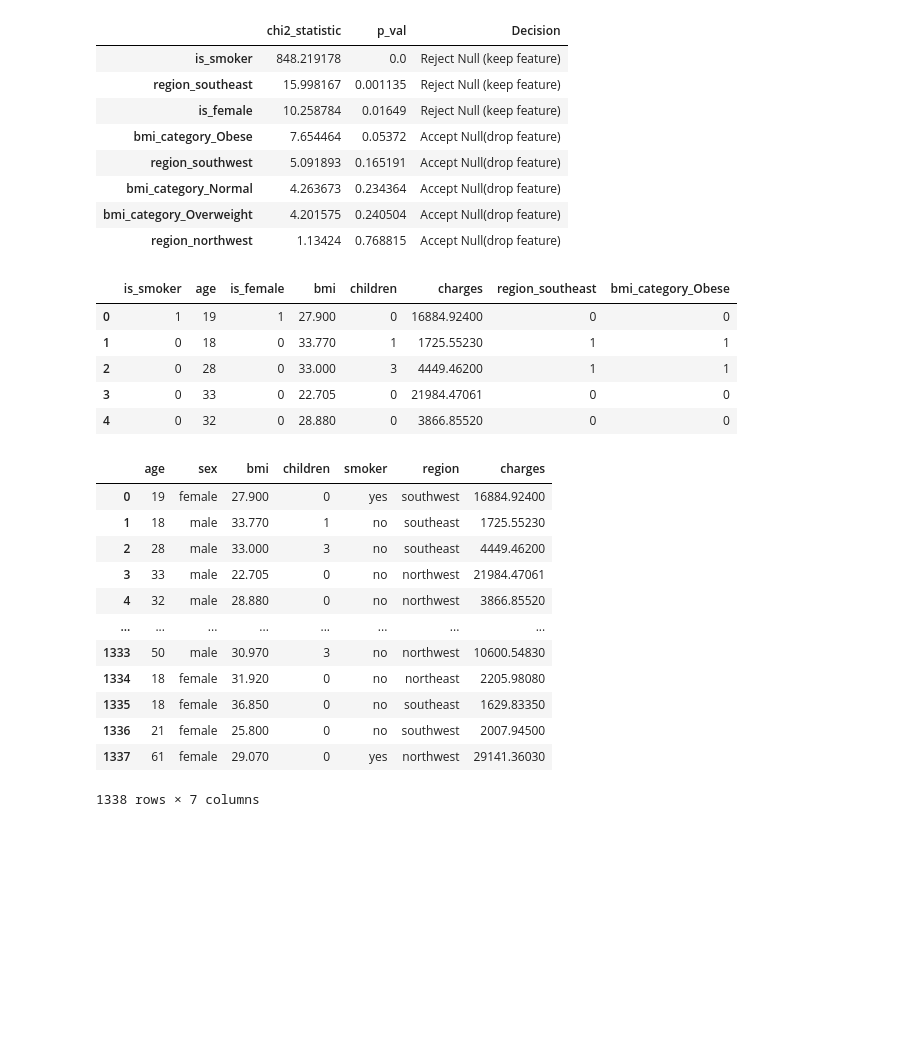
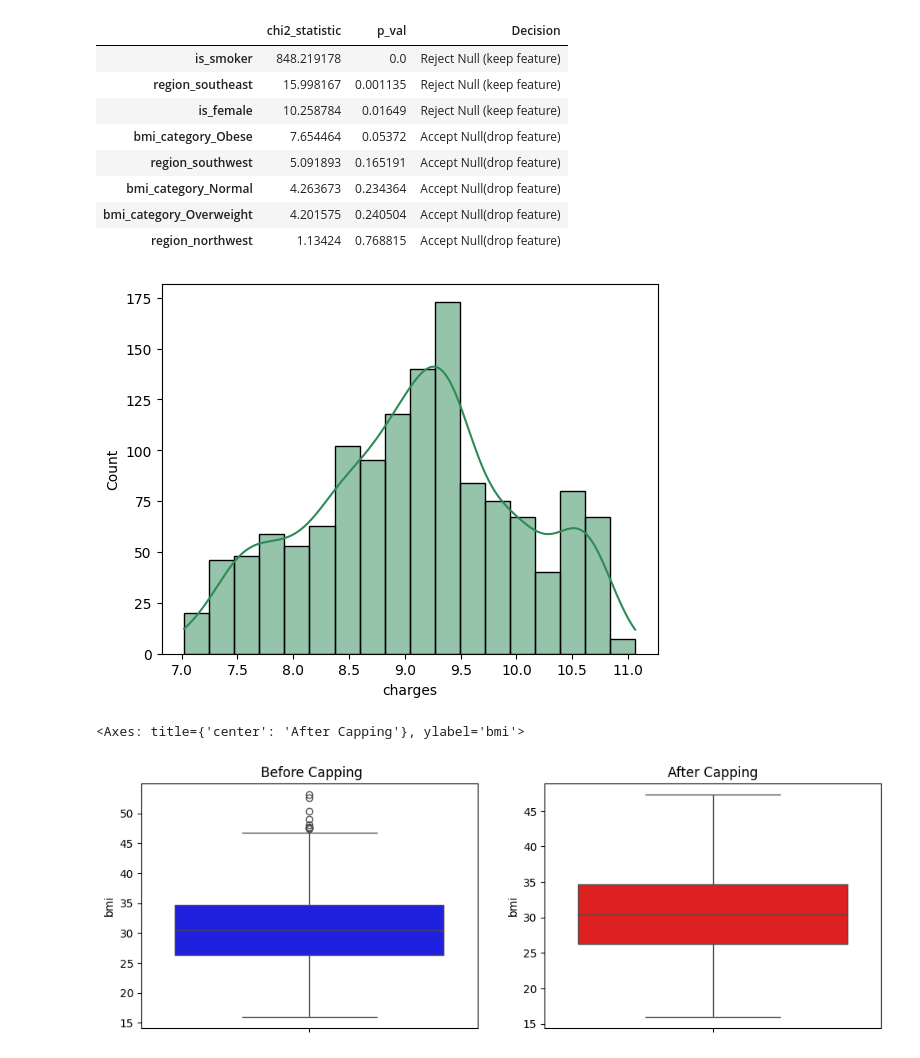
Before and after one commit to khushishahs02/exploratory-data-analysis, a Jupyter notebook: insurance/insurance.ipynb, the cells around one changed output. Saved outputs shown, nothing was run; the diff lists cells and outputs as text; code cells hidden in the pictures; blank space fills up the shorter version.

Commit message:
feat(preprocess): cap outliers in bmi and charges, log transform charges

```diff
--- a/insurance/insurance.ipynb
+++ b/insurance/insurance.ipynb
@@ -538,29 +538,14 @@ chi2_df
 | bmi_category_Normal | 4.263673 | 0.234364 | Accept Null(drop feature) |
 | bmi_category_Overweight | 4.201575 | 0.240504 | Accept Null(drop feature) |
 | region_northwest | 1.13424 | 0.768815 | Accept Null(drop feature) |
-# %%
-data_final = data_cleaned[['is_smoker', 'age','is_female', 'bmi','children','charges','region_southeast','bmi_category_Obese']]
-data_final.head()
-# %% [output]
-|  | is_smoker | age | is_female | bmi | children | charges | region_southeast | bmi_category_Obese |
-| 0 | 1 | 19 | 1 | 27.900 | 0 | 16884.92400 | 0 | 0 |
-| 1 | 0 | 18 | 0 | 33.770 | 1 | 1725.55230 | 1 | 1 |
-| 2 | 0 | 28 | 0 | 33.000 | 3 | 4449.46200 | 1 | 1 |
-| 3 | 0 | 33 | 0 | 22.705 | 0 | 21984.47061 | 0 | 0 |
-| 4 | 0 | 32 | 0 | 28.880 | 0 | 3866.85520 | 0 | 0 |
-# %%
-data
-# %% [output]
-|  | age | sex | bmi | children | smoker | region | charges |
-| 0 | 19 | female | 27.900 | 0 | yes | southwest | 16884.92400 |
-| 1 | 18 | male | 33.770 | 1 | no | southeast | 1725.55230 |
-| 2 | 28 | male | 33.000 | 3 | no | southeast | 4449.46200 |
-| 3 | 33 | male | 22.705 | 0 | no | northwest | 21984.47061 |
-| 4 | 32 | male | 28.880 | 0 | no | northwest | 3866.85520 |
-| ... | ... | ... | ... | ... | ... | ... | ... |
-| 1333 | 50 | male | 30.970 | 3 | no | northwest | 10600.54830 |
-| 1334 | 18 | female | 31.920 | 0 | no | northeast | 2205.98080 |
-| 1335 | 18 | female | 36.850 | 0 | no | southeast | 1629.83350 |
-| 1336 | 21 | female | 25.800 | 0 | no | southwest | 2007.94500 |
-| 1337 | 61 | female | 29.070 | 0 | yes | northwest | 29141.36030 |
-1338 rows × 7 columns
+# %%
+# -----------------------------------------------
+# Target Variable Analysis
+# -----------------------------------------------
+
+# Log-transformed charges
+log_charges = np.log(data_cleaned['charges'])
+sns.histplot(log_charges, kde=True, color='seagreen')
+data_cleaned['log_charges'] = np.log(data_cleaned['charges'])
+# %% [output]
+[figure, added]
@@ -566,0 +571,11 @@ data
+# %%
+fig, axes = plt.subplots(1, 2, figsize=(12, 4))
+# reload original for comparison
+original = pd.read_csv('insurance.csv')
+axes[0].set_title(' Before Capping')
+sns.boxplot(original['bmi'], ax=axes[0], color='blue')
+axes[1].set_title('After Capping')
+sns.boxplot(data_cleaned['bmi'], ax=axes[1], color='red')
+# %% [output]
+<Axes: title={'center': 'After Capping'}, ylabel='bmi'>
+[figure, added]
```
Also changed, not shown: parts of 1 cell of this notebook.
